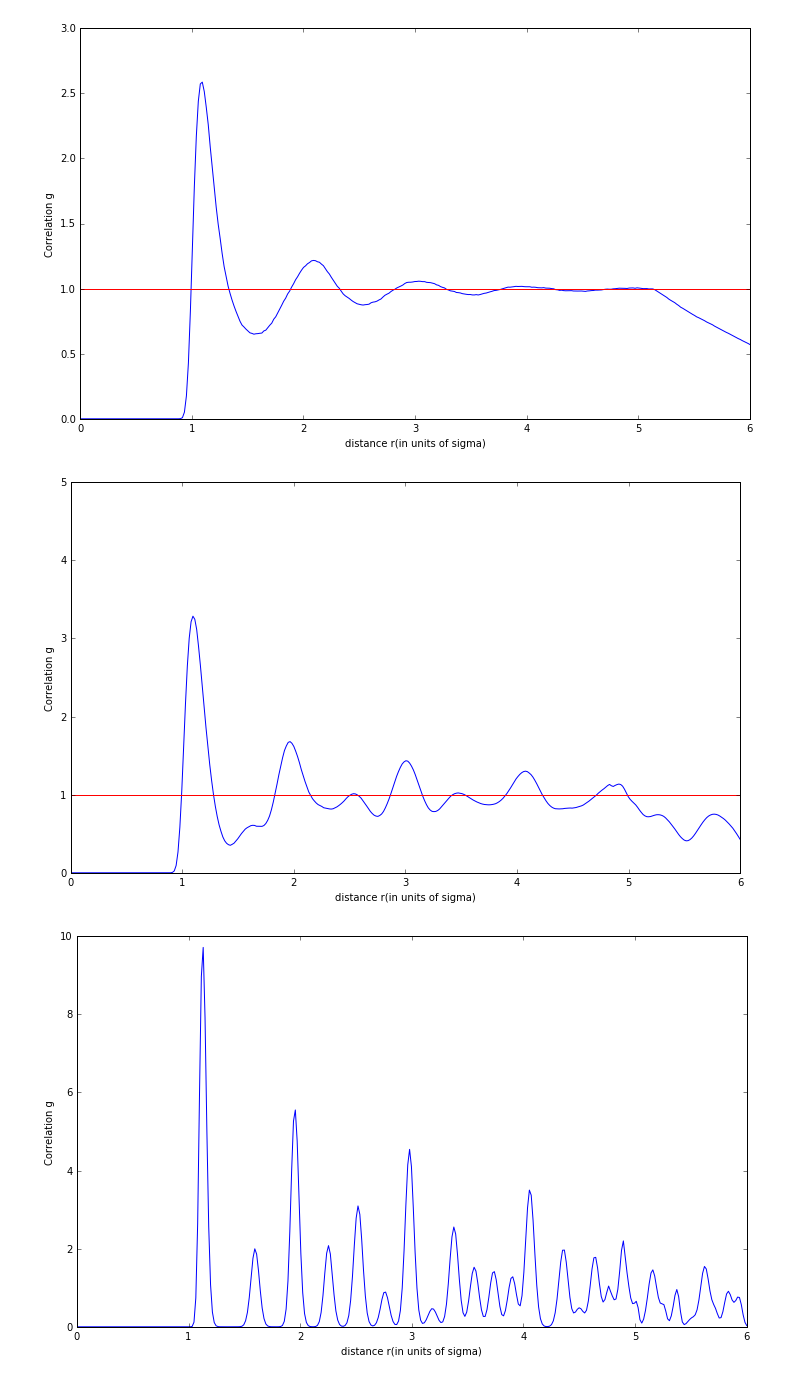
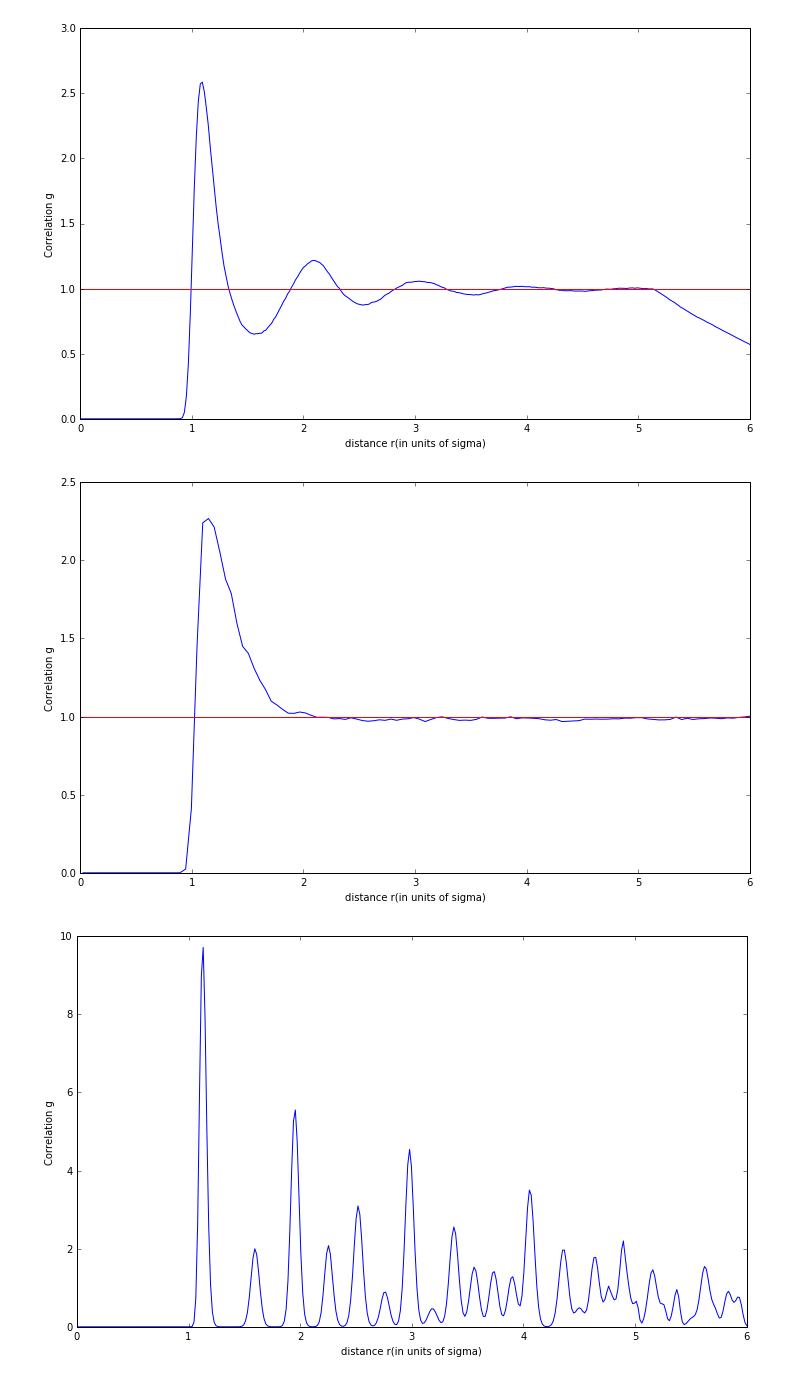
Before and after one commit to GitJaap/Computational-physics, a Jupyter notebook: Argon/ArgonResults.ipynb, the cells around one changed output. Saved outputs shown, nothing was run; the diff lists cells and outputs as text; code cells hidden in the pictures.

```diff
--- a/Argon/ArgonResults.ipynb
+++ b/Argon/ArgonResults.ipynb
@@ -123,21 +123,20 @@ plt.show()
 # %% [output]
 [figure]
 # %%
-#for liquid
-pos,vel,rho,T,n,timesteps,dt,N,L = ar.init_params(0.96,1,6,4000)
-pos2,vel2,K,V,rV, nr = ar.evolveTimeFixedTAndCalcG(pos,vel,timesteps,N,L,dt,T, 1000)
+#for gas
+pos,vel,rho,T,n,timesteps,dt,N,L = ar.init_params(0.01,1,6,12000)
+pos2,vel2,K,V,rV, nr = ar.evolveTimeFixedTAndCalcG(pos,vel,timesteps,N,L,dt,T, 1500)
 rVec, g = ar.correlation(N, L, len(nr[0,:]), nr, 2000)
 plt.figure(figsize = (12,7))
 plt.plot(rVec, g)
-plt.ylim((0,5))
 plt.xlim((0,6))
 plt.xlabel('distance r(in units of sigma)')
 plt.ylabel('Correlation g')
 plt.axhline(1, color="r")
 # plt.title("correlation function for Liquid T = %.2f rho=%.2f" % (T, rho))
 plt.show()
 # %% [output]
-[figure, old version]
+[figure, new version]
 # %%
 #for solid
 pos,vel,rho,T,n,timesteps,dt,N,L = ar.init_params(1.0,0.1,6,4000)
```
Also changed, not shown: parts of 2 cells of this notebook.
